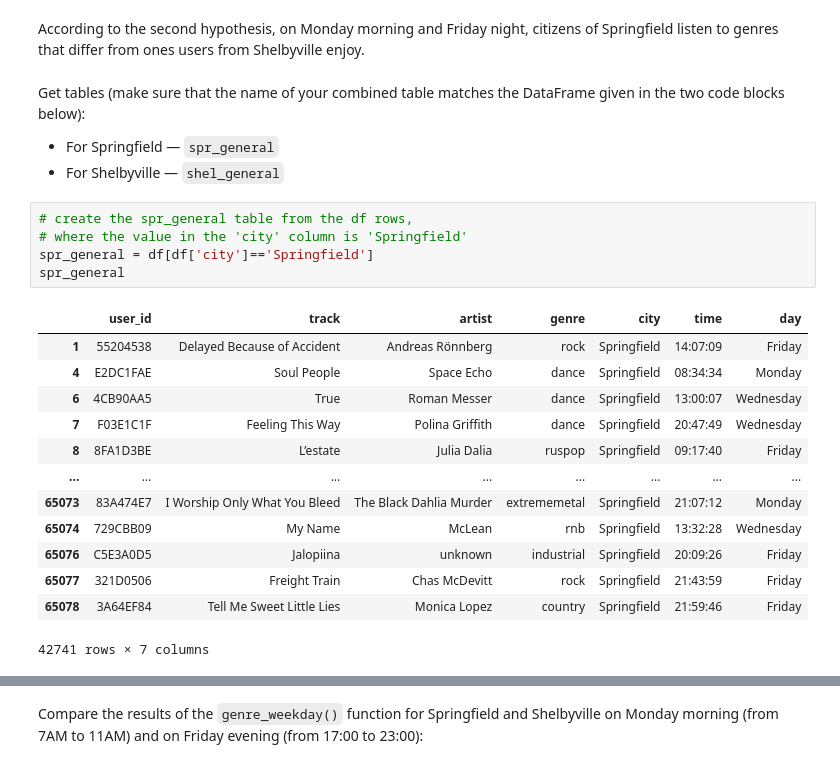
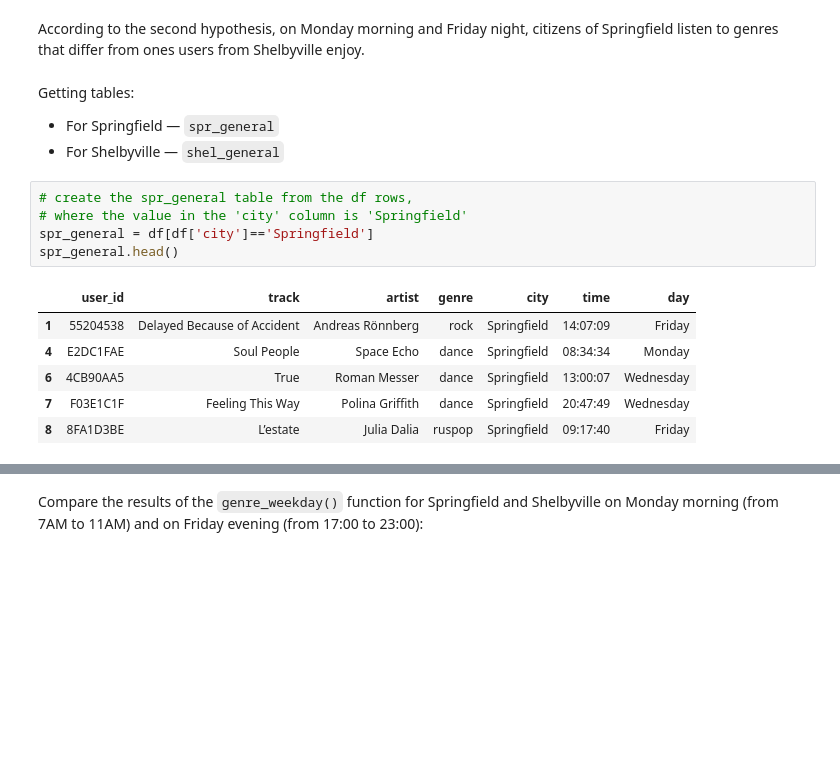
Before and after one commit to sinrabanse/Practicum_project_1, a Jupyter notebook: Practicum_project_1.ipynb, the cells around one changed output, grey strips where cells are left out. Saved outputs shown, nothing was run; the diff lists cells and outputs as text; blank space fills up the shorter version.

```diff
--- a/Practicum_project_1.ipynb
+++ b/Practicum_project_1.ipynb
@@ -485,26 +485,19 @@ So the first hypothesis seems to be correct.
 ### Hypothesis 2: music at the beginning and end of the week <a id='week'></a>
 # %% [markdown]
 According to the second hypothesis, on Monday morning and Friday night, citizens of Springfield listen to genres that differ from ones users from Shelbyville enjoy.
-# %% [markdown]
-Get tables (make sure that the name of your combined table matches the DataFrame given in the two code blocks below):
-* For Springfield — `spr_general`
-* For Shelbyville — `shel_general`
+# %% [markdown]
+Getting tables:
+* For Springfield — `spr_general`
+* For Shelbyville — `shel_general`
 # %%
 # create the spr_general table from the df rows,
 # where the value in the 'city' column is 'Springfield'
 spr_general = df[df['city']=='Springfield']
-spr_general
+spr_general.head()
 # %% [output]
 |  | user_id | track | artist | genre | city | time | day |
 | 1 | 55204538 | Delayed Because of Accident | Andreas Rönnberg | rock | Springfield | 14:07:09 | Friday |
 | 4 | E2DC1FAE | Soul People | Space Echo | dance | Springfield | 08:34:34 | Monday |
 | 6 | 4CB90AA5 | True | Roman Messer | dance | Springfield | 13:00:07 | Wednesday |
 | 7 | F03E1C1F | Feeling This Way | Polina Griffith | dance | Springfield | 20:47:49 | Wednesday |
 | 8 | 8FA1D3BE | L’estate | Julia Dalia | ruspop | Springfield | 09:17:40 | Friday |
-| ... | ... | ... | ... | ... | ... | ... | ... |
-| 65073 | 83A474E7 | I Worship Only What You Bleed | The Black Dahlia Murder | extrememetal | Springfield | 21:07:12 | Monday |
-| 65074 | 729CBB09 | My Name | McLean | rnb | Springfield | 13:32:28 | Wednesday |
-| 65076 | C5E3A0D5 | Jalopiina | unknown | industrial | Springfield | 20:09:26 | Friday |
-| 65077 | 321D0506 | Freight Train | Chas McDevitt | rock | Springfield | 21:43:59 | Friday |
-| 65078 | 3A64EF84 | Tell Me Sweet Little Lies | Monica Lopez | country | Springfield | 21:59:46 | Friday |
-42741 rows × 7 columns
```
Also changed, not shown: parts of 22 cells of this notebook.
